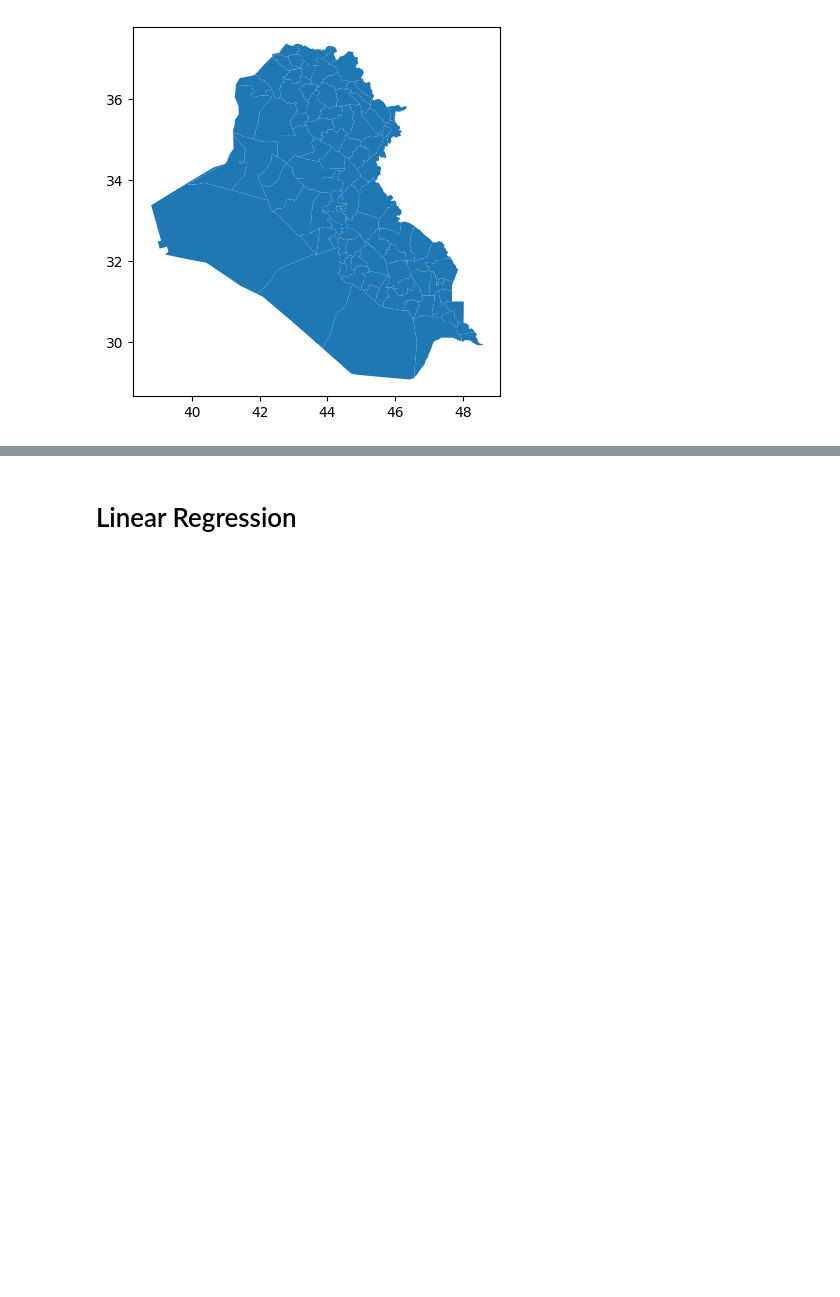
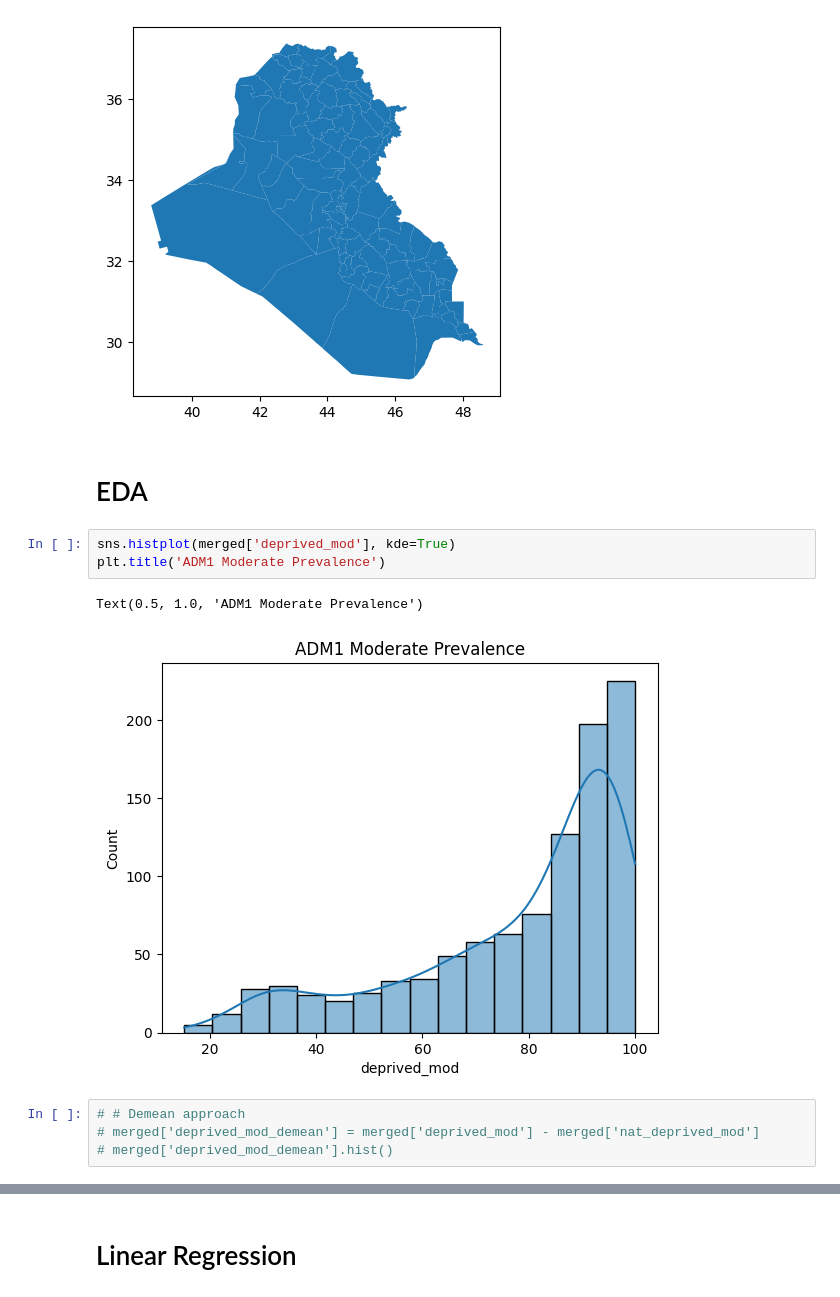
Before and after one commit to marinavicini/child_poverty_iraq, a Jupyter notebook: notebooks/2.0_mv_model-deprived-sev.ipynb, the cells around one changed output, grey strips where cells are left out. Saved outputs shown, nothing was run; the diff lists cells and outputs as text; blank space fills up the shorter version.

```diff
--- a/notebooks/2.0_mv_model-deprived-sev.ipynb
+++ b/notebooks/2.0_mv_model-deprived-sev.ipynb
@@ -34,3 +35,15 @@ The file '../data/interim/IRQ_mosaiks_ADM2.csv' exists.
 (101, 2)
 (101, 4003)
 [figure]
+# %% [markdown]
+# EDA
+# %%
+sns.histplot(merged['deprived_mod'], kde=True)
+plt.title('ADM1 Moderate Prevalence')
+# %% [output]
+Text(0.5, 1.0, 'ADM1 Moderate Prevalence')
+[figure, added]
+# %%
+# # Demean approach
+# merged['deprived_mod_demean'] = merged['deprived_mod'] - merged['nat_deprived_mod']
+# merged['deprived_mod_demean'].hist()
```
Also changed, not shown: parts of 42 cells of this notebook, 2 other files.
